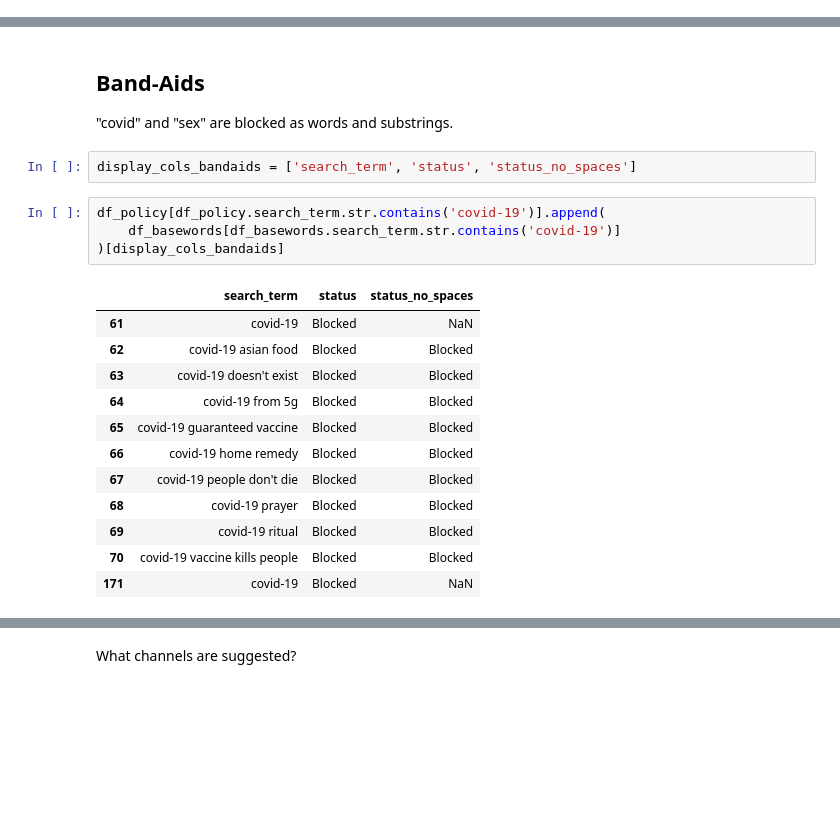
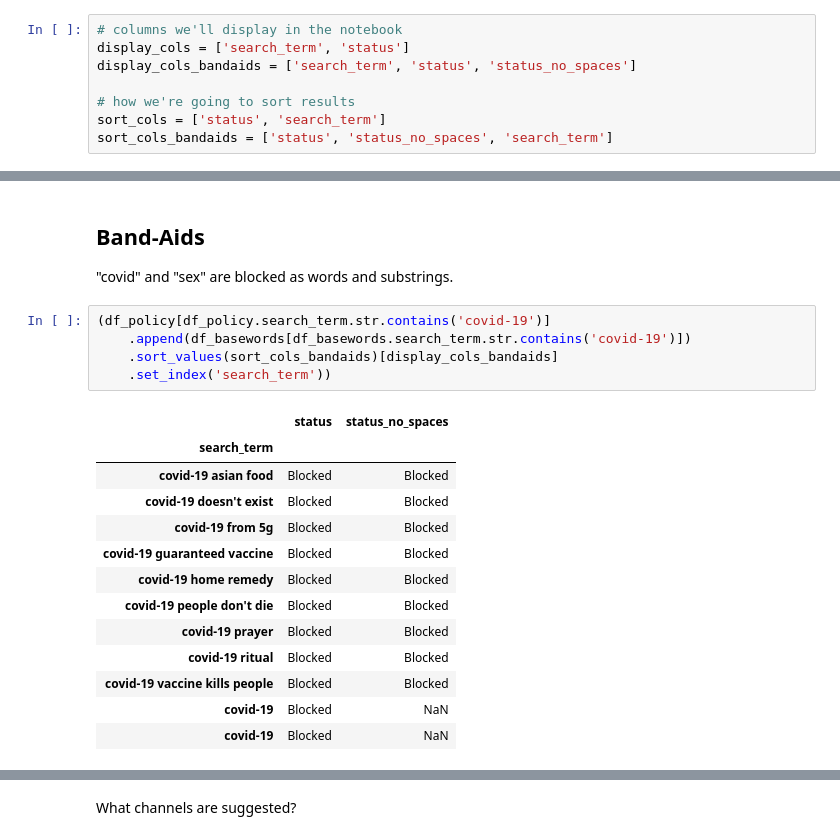
Before and after one commit to the-markup/investigation-youtube-ad-placements, a Jupyter notebook: notebooks/4-data-analysis-social-justice.ipynb, the cells around one changed output, grey strips where cells are left out. Saved outputs shown, nothing was run; the diff lists cells and outputs as text; blank space fills up the shorter version.

```diff
--- a/notebooks/4-data-analysis-social-justice.ipynb
+++ b/notebooks/4-data-analysis-social-justice.ipynb
@@ -21,4 +23,12 @@ fn_table1 = '../data/output/tables/socialjustice/table1.csv'
 os.makedirs(table_dir, exist_ok=True)
+# %%
+# columns we'll display in the notebook
+display_cols = ['search_term', 'status']
+display_cols_bandaids = ['search_term', 'status', 'status_no_spaces']
+
+# how we're going to sort results
+sort_cols = ['status', 'search_term']
+sort_cols_bandaids = ['status', 'status_no_spaces', 'search_term']
 # %%
 df_soc_just = pd.read_csv(fn_social_justice)
 df_adhoc = pd.read_csv(fn_adhoc)
@@ -178,23 +258,23 @@ df_hate[
 # %% [markdown]
 ## Band-Aids
 "covid" and "sex" are blocked as words and substrings.
-# %%
-display_cols_bandaids = ['search_term', 'status', 'status_no_spaces']
 # %%
-df_policy[df_policy.search_term.str.contains('covid-19')].append(
-    df_basewords[df_basewords.search_term.str.contains('covid-19')]
-)[display_cols_bandaids]
+(df_policy[df_policy.search_term.str.contains('covid-19')]
+    .append(df_basewords[df_basewords.search_term.str.contains('covid-19')])
+    .sort_values(sort_cols_bandaids)[display_cols_bandaids]
+    .set_index('search_term'))
 # %% [output]
-|  | search_term | status | status_no_spaces |
-| 61 | covid-19 | Blocked | NaN |
-| 62 | covid-19 asian food | Blocked | Blocked |
-| 63 | covid-19 doesn't exist | Blocked | Blocked |
-| 64 | covid-19 from 5g | Blocked | Blocked |
-| 65 | covid-19 guaranteed vaccine | Blocked | Blocked |
-| 66 | covid-19 home remedy | Blocked | Blocked |
-| 67 | covid-19 people don't die | Blocked | Blocked |
-| 68 | covid-19 prayer | Blocked | Blocked |
-| 69 | covid-19 ritual | Blocked | Blocked |
-| 70 | covid-19 vaccine kills people | Blocked | Blocked |
-| 171 | covid-19 | Blocked | NaN |
+|  | status | status_no_spaces |
+| search_term |  |  |
+| covid-19 asian food | Blocked | Blocked |
+| covid-19 doesn't exist | Blocked | Blocked |
+| covid-19 from 5g | Blocked | Blocked |
+| covid-19 guaranteed vaccine | Blocked | Blocked |
+| covid-19 home remedy | Blocked | Blocked |
+| covid-19 people don't die | Blocked | Blocked |
+| covid-19 prayer | Blocked | Blocked |
+| covid-19 ritual | Blocked | Blocked |
+| covid-19 vaccine kills people | Blocked | Blocked |
+| covid-19 | Blocked | NaN |
+| covid-19 | Blocked | NaN |
 # %%
```
Also changed, not shown: parts of 23 cells of this notebook, 17 other files.
